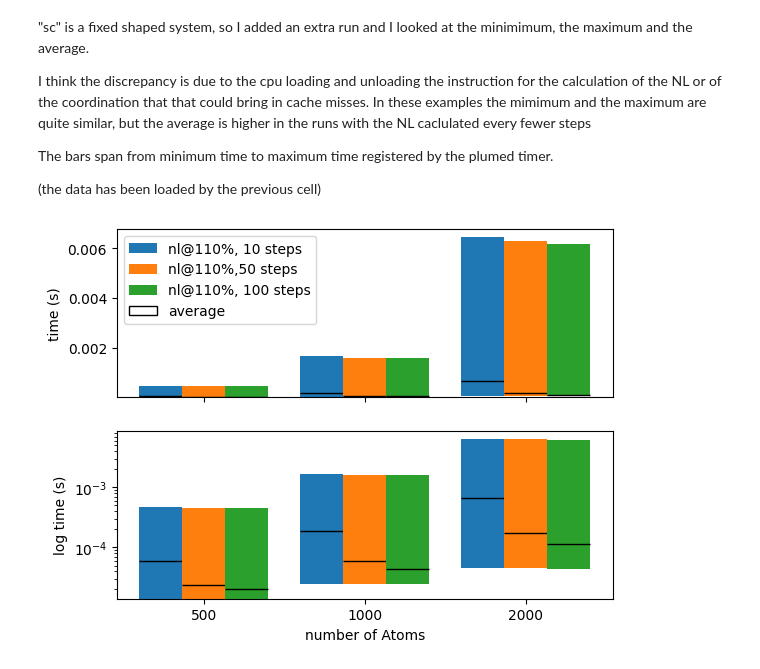
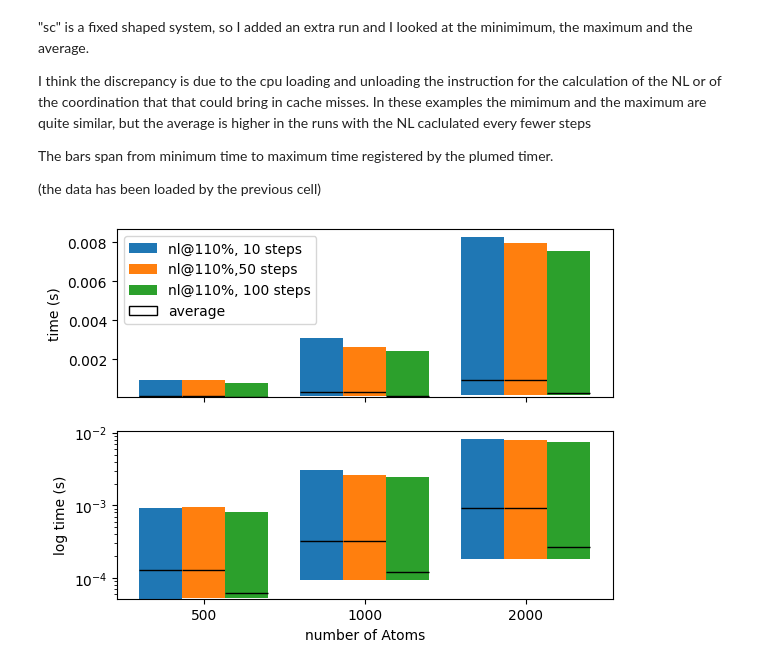
Before and after one commit to Iximiel/plumed-school-benchmark, a Jupyter notebook: Tutorial.ipynb, the cells around one changed output. Saved outputs shown, nothing was run; the diff lists cells and outputs as text; code cells hidden in the pictures.

```diff
--- a/Tutorial.ipynb
+++ b/Tutorial.ipynb
@@ -232,28 +255,0 @@ _=ax.set_ylabel("time/(time no NL)")
-# %%
-benchmarks100=[]
-
-for atoms in [500, 1000, 2000]:
-    with open(f"./run/sc_NL_all_{atoms}.out") as f:
-        benchmarks100.append(parse_full_benchmark_output(f.readlines()))
-    # with open(f"./run/sc_NL_{atoms}.out") as f:
-    #     benchmarks100.append(parse_full_benchmark_output(f.readlines()))
-
-t=[]
-rows_to_extract=[plmdbppconst.TOTALTIME,plmdbppconst.CALCULATE]
-
-NL=["110%, 10 steps" , "110%, 100 steps", "150%, 10 steps", "150%, 100 steps", "200%, 10 steps", "200%, 100 steps","no"]
-for perc in [110, 150, 200]:
-    t.append(convert_to_table(benchmarks100,kernel="this",inputlist=f"plumedNL{perc}_shortstride.dat",rows_to_extract=rows_to_extract))
-    t.append(convert_to_table(benchmarks100,kernel="this",inputlist=f"plumedNL{perc}.dat",rows_to_extract=rows_to_extract))
-t.append(convert_to_table(benchmarks10,kernel="this",inputlist="plumed.dat",rows_to_extract=rows_to_extract))
-colors=[f"C{i}" for i in range(1,len(t))]+["C0"]
-lc=[lighten_color(c) for c in colors]
-fig,ax =plt.subplots()
-plot_histo(ax,t,plmdbppconst.TOTALTIME, titles=[f"NL={nl} " for nl in NL],relative_to=-1,colors=colors)
-plot_histo(ax,t,plmdbppconst.CALCULATE, relative_to=-1, relative_to_row=plmdbppconst.TOTALTIME,colors=lc)
-
-
-
-ax.set_xlabel("number of Atoms")
-ax.legend(ncols=4,loc="lower center", bbox_to_anchor=(0.5, -0.35))
-_=ax.set_ylabel("time/(time no NL)")
@@ -271,15 +265,15 @@ The bars span from minimum time to maximum time registered by the plumed timer.
 (the data has been loaded by the previous cell)
 # %%
 t=[]
-t.append(convert_to_table(benchmarks100,
+t.append(convert_to_table(benchmarks,
                  kernel="this",
                  inputlist="plumedNL110_shortstride.dat",
                  rows_to_extract=[plmdbppconst.CALCULATE]))
-t.append(convert_to_table(benchmarks100,
+t.append(convert_to_table(benchmarks,
                  kernel="this",
                  inputlist="plumedNL110_mediumstride.dat",
                  rows_to_extract=[plmdbppconst.CALCULATE]))
-t.append(convert_to_table(benchmarks100,
+t.append(convert_to_table(benchmarks,
                  kernel="this",
                  inputlist="plumedNL110.dat",
                  rows_to_extract=[plmdbppconst.CALCULATE]))
@@ -291,31 +285,31 @@ x_coord=np.arange(len(x))
 width = 0.8/ncols
 Labels=["nl@110%, 10 steps", "nl@110%,50 steps", "nl@110%, 100 steps"]
 for ax in axes:
     ax.set_xticks(x_coord + width * 0.5 * (ncols - 1), x)
     for multiplier, df in enumerate(t):
         offset = width * multiplier
 
         toplot = simPerThread[nt][:,1]
         ax.bar(
                 x_coord + offset,
                 df[plmdbppconst.CALCULATE].Maximum.values-df[plmdbppconst.CALCULATE].Minimum.values,
                 width,
                 bottom=df[plmdbppconst.CALCULATE].Minimum.values,
                 color=[f"C{multiplier}"],
                 label=Labels[multiplier]
                 )
         ax.bar(
                 x_coord + offset,
                 0,
                 width,
                 bottom=df[plmdbppconst.CALCULATE].Average.values,
                 fill=False,
                 label="average" if multiplier==2 else None
                 )
 axes[0].set_ylabel("time (s)")
 axes[1].set_ylabel("log time (s)")
 axes[1].set_xlabel("number of Atoms")
 axes[1].set_yscale("log")
 _=axes[0].legend()
 # %% [output]
-[figure, old version]
+[figure, new version]
```
Also changed, not shown: parts of 8 cells of this notebook, 53 other files.
